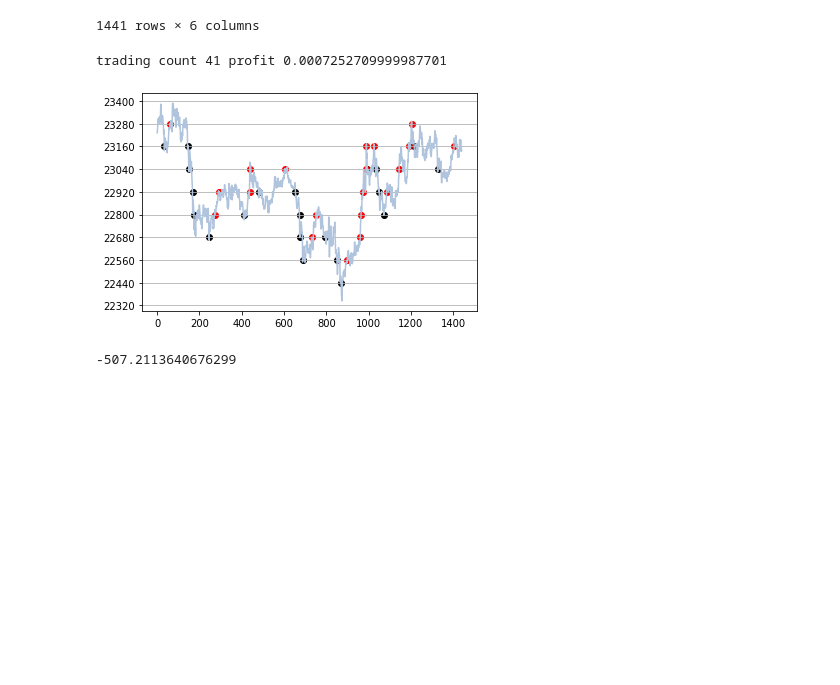
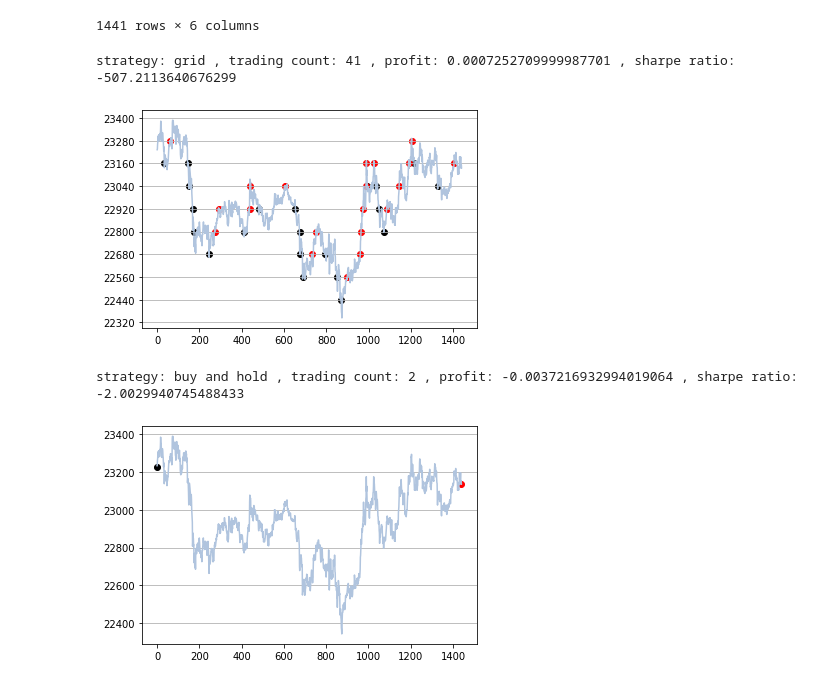
Before and after one commit to LagerWu0501/Grid_Trading, a Jupyter notebook: example.ipynb, the cells around one changed output. Saved outputs shown, nothing was run; the diff lists cells and outputs as text; code cells hidden in the pictures; blank space fills up the shorter version.

Commit message:
buy and hold debug

```diff
--- a/example.ipynb
+++ b/example.ipynb
@@ -37,7 +37,8 @@ test_df
 | 1440 | 23152.19 | 23164.87 | 23136.87 | 23136.87 | 80.70746 | 2022-07-22 00:00:00 |
 1441 rows × 6 columns
 # %%
-parameters = {
+# Grid strategy
+grid_parameters = {
     "name":"grid",                                    ## str
     "start_money" : 1000.0,                           ## float
     "start_storage" : 0.0,                            ## float
@@ -45,20 +46,34 @@ parameters = {
     "buy_unit" : 0.0001,                              ## float
     "grid_number" : 50,                               ## int
     "equal_Diff_or_Ratio" : "DIFF",                   ## "DIFF", "RATIO"
-    "trading_logistic":"long",                       ## "long", "short", "both"
+    "trading_logistic":"long",                        ## "long", "short", "both"
     "initial_setup":{"type":"None", "protion":0.0},   ## "type": "long", "short" | "None". "portion" : float
-    "lowest_price" : 18000.0,                          ## float
+    "lowest_price" : 18000.0,                         ## float
     "highest_price" : 24000.0                         ## float
 }
-
-myGrid = Strategies.Grid(parameters)
-# buy_and_hodl = Strategies.Buy_and_Hold(parameters)
+myGrid = Strategies.Grid(grid_parameters)
+# Buy and hold
+buy_and_hold_parameters = {
+    "name":"buy and hold",                            ## str
+    "start_money" : 1000.0,                           ## float
+    "start_storage" : 0.0,                            ## float
+    "trading_fee_rate" : 0.002,                       ## float
+    "buy_unit" : 0.0001,                              ## float
+}
+buy_and_hodl = Strategies.Buy_and_Hold(buy_and_hold_parameters)
-# %%
-profit, trading_count, buy_record, sell_record = myGrid.back_test(test_df)
-print("trading count", trading_count, "profit", profit)
-SAT.Analysis_tool.draw_backtest(myGrid, test_df, profit, trading_count, buy_record, sell_record)
-SAT.Analysis_tool.Shape_Ratio(myGrid, test_df, 0.02, window_size=100, window_off=100)
-# %% [output]
-trading count 41 profit 0.0007252709999987701
-[figure, removed]
--507.2113640676299
+# %%
+profit, trading_count, buy_record, sell_record = myGrid.back_test(df)
+sharpe_ratio = Strategy_Analysis_Tool.Analysis_tool.Shape_Ratio(myGrid, df, 0.02, window_size=100, window_off=100)
+print("strategy:", myGrid.name, ", trading count:", trading_count, ", profit:", profit, ", sharpe ratio:", sharpe_ratio)
+Strategy_Analysis_Tool.Analysis_tool.draw_backtest(myGrid, df, profit, trading_count, buy_record, sell_record)
+
+profit, trading_count, buy_record, sell_record = buy_and_hodl.back_test(df)
+sharpe_ratio = Strategy_Analysis_Tool.Analysis_tool.Shape_Ratio(buy_and_hodl, df, 0.02, window_size=100, window_off=100)
+print("strategy:", buy_and_hodl.name, ", trading count:", trading_count, ", profit:", profit, ", sharpe ratio:", sharpe_ratio)
+Strategy_Analysis_Tool.Analysis_tool.draw_backtest(buy_and_hodl, df, profit, trading_count, buy_record, sell_record)
+print()
+# %% [output]
+strategy: grid , trading count: 41 , profit: 0.0007252709999987701 , sharpe ratio: -507.2113640676299
+[figure, added]
+strategy: buy and hold , trading count: 2 , profit: -0.0037216932994019064 , sharpe ratio: -2.0029940745488433
+[figure, added]
```
Also changed, not shown: parts of 1 cell of this notebook, 2 other files.
